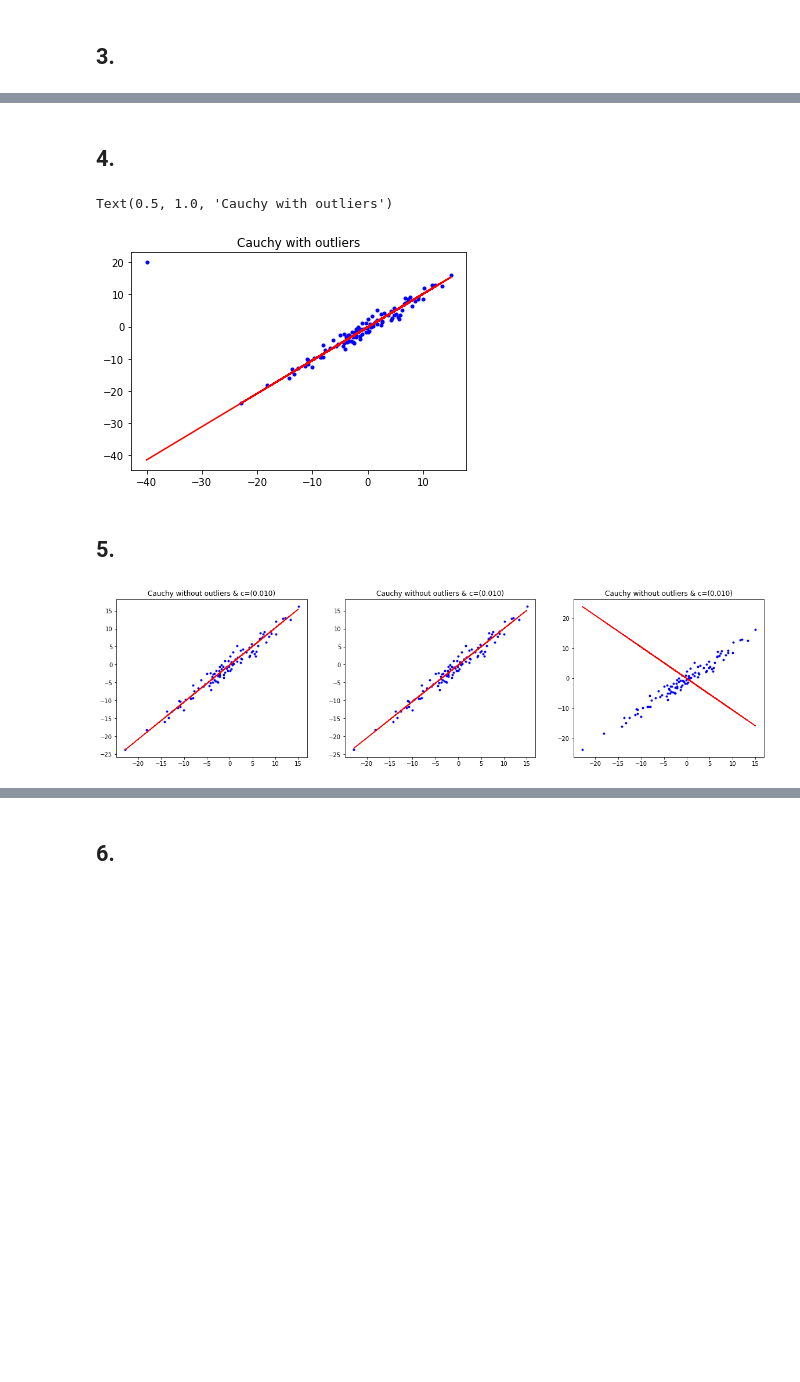
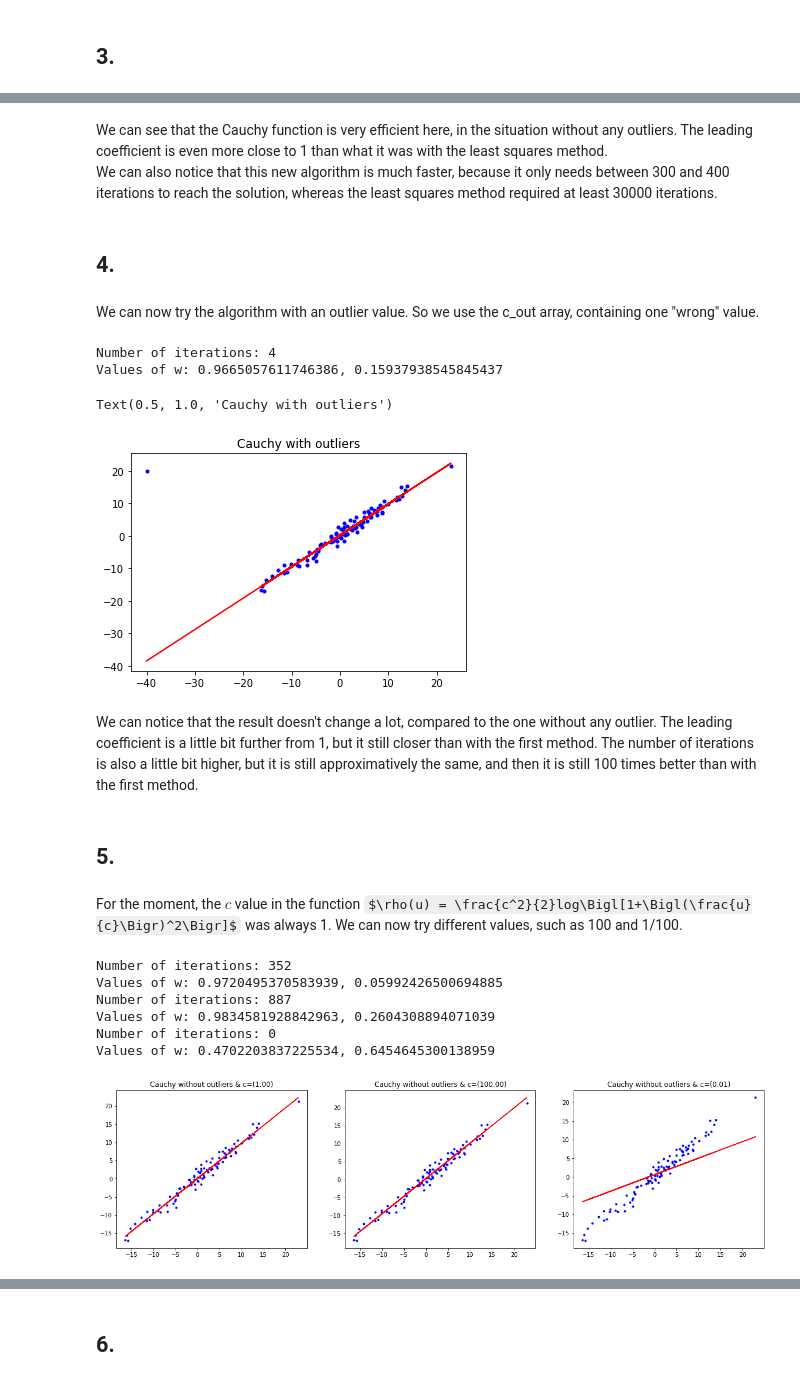
Before and after one commit to Roxane14/optimization, a Jupyter notebook: Lab2_CarlaSendra_RoxaneLeTensorer_RachelTrimble.ipynb, the cells around one changed output, grey strips where cells are left out. Cells and saved outputs as stored; diff of their text form; code cells hidden in the pictures; some formulas as TeX source; blank space fills up the shorter version.

```diff
--- a/Lab2_CarlaSendra_RoxaneLeTensorer_RachelTrimble.ipynb
+++ b/Lab2_CarlaSendra_RoxaneLeTensorer_RachelTrimble.ipynb
@@ -153,7 +174,7 @@ def y_hat(w, x):
     return w[0]*x+w[1]
 
 def lse(c, w, x, y):
-    return np.log(1+((y_hat(w,x)-y)/c)**2)
+    return (c**2/2)*np.log(1+((y_hat(w,x)-y)/c)**2)
 
 def Q(c, w, x, y):
     return ((c**2)/2)*sum([lse(c, w, xi, yi) for xi, yi in zip(x, y)])
@@ -197,5 +224,10 @@ Text(0.5, 1.0, 'Cauchy without outliers')
+# %% [markdown]
+We can see that the Cauchy function is very efficient here, in the situation without any outliers. The leading coefficient is even more close to 1 than what it was with the least squares method. <br>
+We can also notice that this new algorithm is much faster, because it only needs between 300 and 400 iterations to reach the solution, whereas the least squares method required at least 30000 iterations.
 # %% [markdown]
 ## 4.
+# %% [markdown]
+We can now try the algorithm with an outlier value. So we use the c_out array, containing one "wrong" value.
 # %%
 x, y = c_out[:, 0], c_out[:, 1]
 plt.plot(x, y, 'b.')
@@ -203,25 +235,37 @@ w = grad_desc(c1, x, y, alpha, max_iters)
 plt.plot(x, [w[0]*xi + w[1] for xi in x], 'r')
 plt.title("Cauchy with outliers")
 # %% [output]
-Text(0.5, 1.0, 'Cauchy with outliers')
+Number of iterations: 4
+Values of w: 0.9665057611746386, 0.15937938545845437
+Text(0.5, 1.0, 'Cauchy with outliers')
-[figure, old version]
+[figure, new version]
+# %% [markdown]
+We can notice that the result doesn't change a lot, compared to the one without any outlier. The leading coefficient is a little bit further from 1, but it still closer than with the first method. The number of iterations is also a little bit higher, but it is still approximatively the same, and then it is still 100 times better than with the first method.
 # %% [markdown]
 ## 5.
+# %% [markdown]
+For the moment, the $c$ value in the function $\rho(u) = \frac{c^2}{2}log\Bigl[1+\Bigl(\frac{u}{c}\Bigr)^2\Bigr]$ was always 1. We can now try different values, such as 100 and 1/100.
 # %%
 c1=np.array([1,100,1/100])
 
 fig = plt.figure(figsize=(20,5))
 
 num_plots = 3
 base = 100 + num_plots * 10
 
 for i in range(num_plots):
     c1_new=c1[i]
     ax = fig.add_subplot(base+(1+i))
     x, y = c[:, 0], c[:, 1]
     ax.plot(x, y, 'b.')
     w = grad_desc(c1_new, x, y, alpha, max_iters)
     ax.plot(x, [w[0]*xi + w[1] for xi in x], 'r')
-    ax.set_title("Cauchy without outliers & c=(%.3f)" % d)
+    ax.set_title("Cauchy without outliers & c=(%.2f)" % c1_new)
 # %% [output]
+Number of iterations: 352
+Values of w: 0.9720495370583939, 0.05992426500694885
+Number of iterations: 887
+Values of w: 0.9834581928842963, 0.2604308894071039
+Number of iterations: 0
+Values of w: 0.4702203837225534, 0.6454645300138959
-[figure, old version]
+[figure, new version]
```
Also changed, not shown: parts of 21 cells of this notebook.
